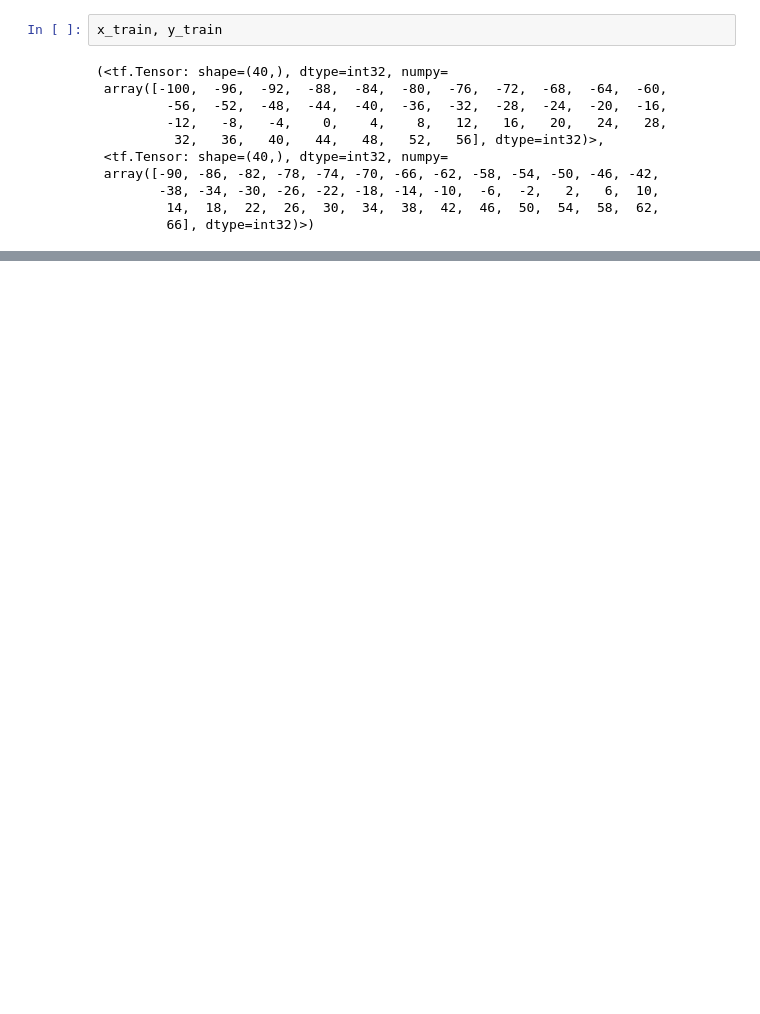
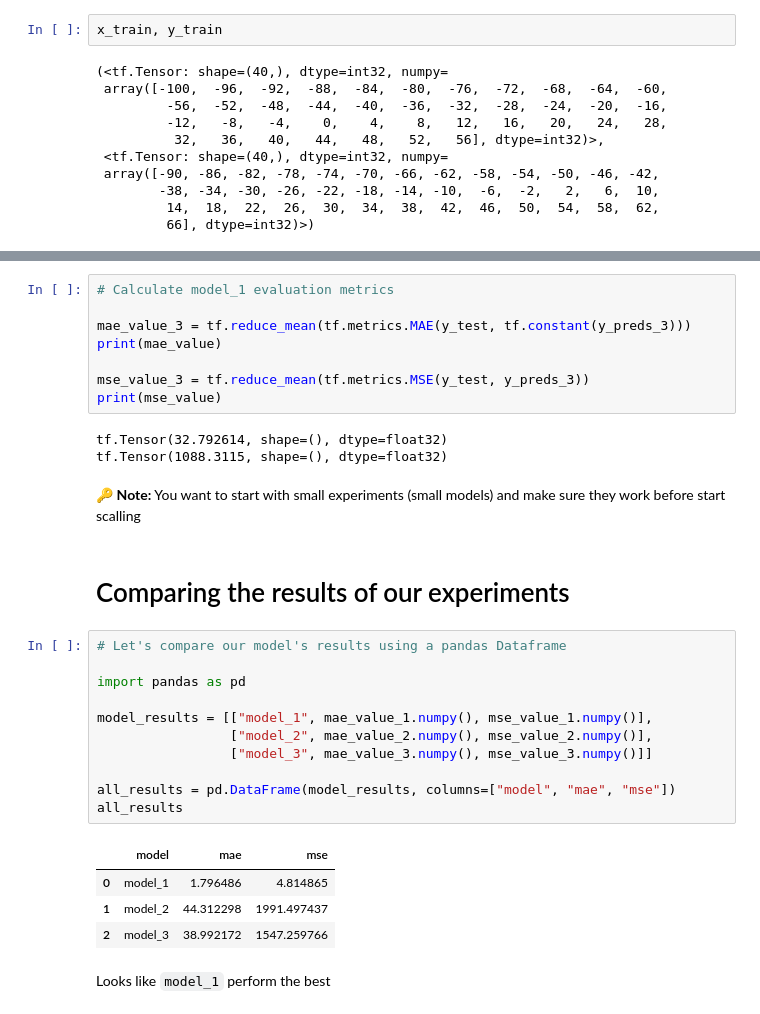
Before and after one commit to WillianVMR/tensorflow-experiments, a Jupyter notebook: notebooks/01_neural_network_regression_with_tensorflow.ipynb, the cells around one changed output, grey strips where cells are left out. Cells and saved outputs as stored; diff of their text form; blank space fills up the shorter version.

```diff
--- a/notebooks/01_neural_network_regression_with_tensorflow.ipynb
+++ b/notebooks/01_neural_network_regression_with_tensorflow.ipynb
@@ -605,0 +778,33 @@ x_train, y_train
+# %%
+# Calculate model_1 evaluation metrics
+
+mae_value_3 = tf.reduce_mean(tf.metrics.MAE(y_test, tf.constant(y_preds_3)))
+print(mae_value)
+
+mse_value_3 = tf.reduce_mean(tf.metrics.MSE(y_test, y_preds_3))
+print(mse_value)
+# %% [output]
+tf.Tensor(32.792614, shape=(), dtype=float32)
+tf.Tensor(1088.3115, shape=(), dtype=float32)
+# %% [markdown]
+🔑 **Note:** You want to start with small experiments (small models) and make sure they work before start scalling
+# %% [markdown]
+# Comparing the results of our experiments
+# %%
+# Let's compare our model's results using a pandas Dataframe
+
+import pandas as pd
+
+model_results = [["model_1", mae_value_1.numpy(), mse_value_1.numpy()],
+                 ["model_2", mae_value_2.numpy(), mse_value_2.numpy()],
+                 ["model_3", mae_value_3.numpy(), mse_value_3.numpy()]]
+
+all_results = pd.DataFrame(model_results, columns=["model", "mae", "mse"])
+all_results
+# %% [output]
+|  | model | mae | mse |
+| 0 | model_1 | 1.796486 | 4.814865 |
+| 1 | model_2 | 44.312298 | 1991.497437 |
+| 2 | model_3 | 38.992172 | 1547.259766 |
+# %% [markdown]
+Looks like `model_1` perform the best
```
Also changed, not shown: parts of 34 cells of this notebook, 2 other files.
